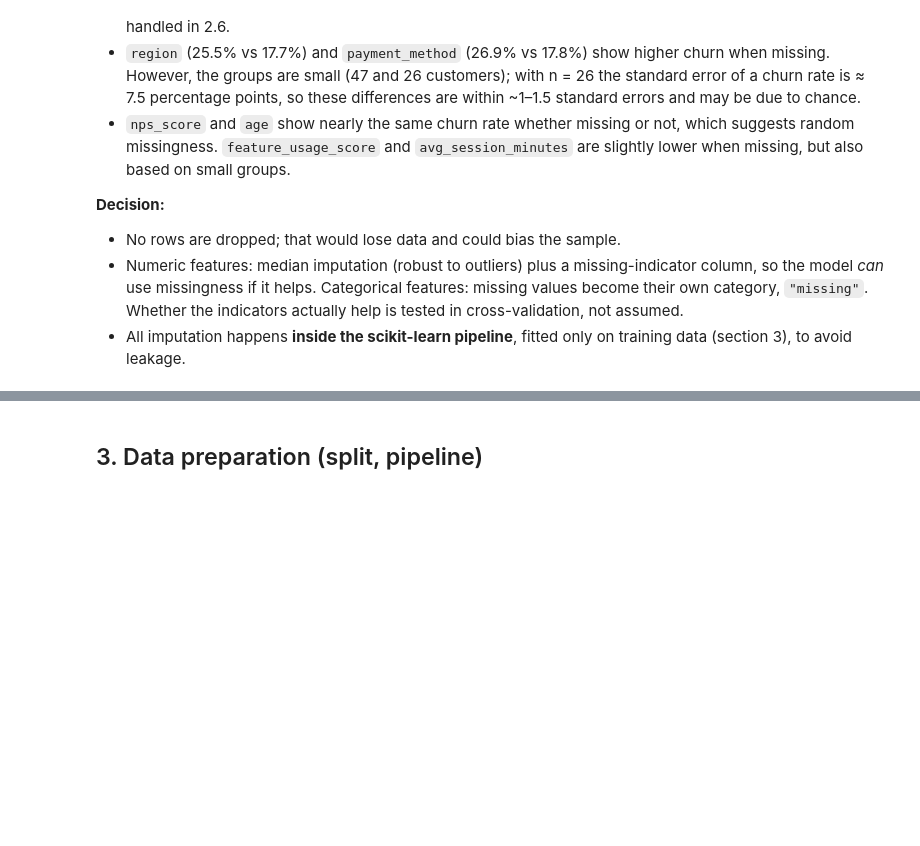
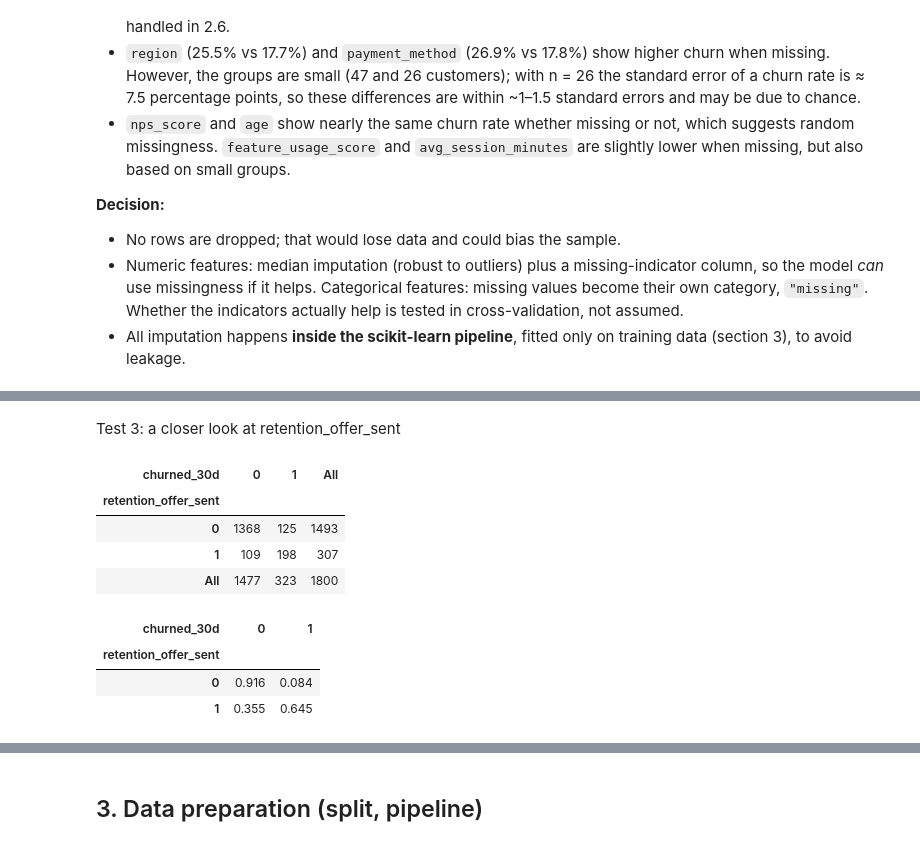
Before and after one commit to mineterkan/customer-churn-prediction, a Jupyter notebook: notebooks/churn_analysis.ipynb, the cells around one changed output, grey strips where cells are left out. Saved outputs shown, nothing was run; the diff lists cells and outputs as text; code cells hidden in the pictures; blank space fills up the shorter version.

```diff
--- a/notebooks/churn_analysis.ipynb
+++ b/notebooks/churn_analysis.ipynb
@@ -206,0 +345,15 @@ pd.DataFrame(rows).sort_values("n_missing", ascending=False)
+# %% [markdown]
+Test 3: a closer look at retention_offer_sent
+# %%
+display(pd.crosstab(df["retention_offer_sent"], df[TARGET], margins=True))
+pd.crosstab(df["retention_offer_sent"], df[TARGET], normalize="index").round(3)
+# %% [output]
+| churned_30d | 0 | 1 | All |
+| retention_offer_sent |  |  |  |
+| 0 | 1368 | 125 | 1493 |
+| 1 | 109 | 198 | 307 |
+| All | 1477 | 323 | 1800 |
+| churned_30d | 0 | 1 |
+| retention_offer_sent |  |  |
+| 0 | 0.916 | 0.084 |
+| 1 | 0.355 | 0.645 |
```
Also changed, not shown: parts of 22 cells of this notebook.
